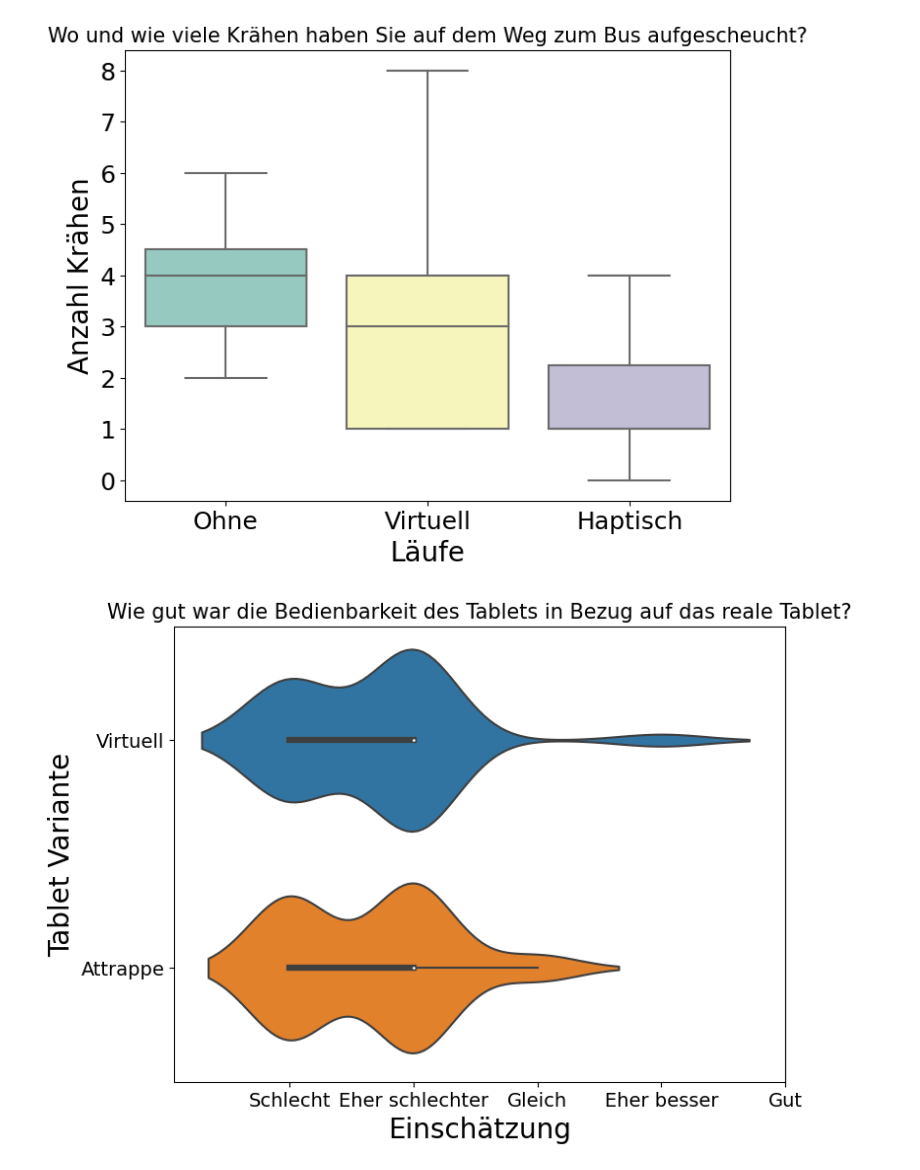
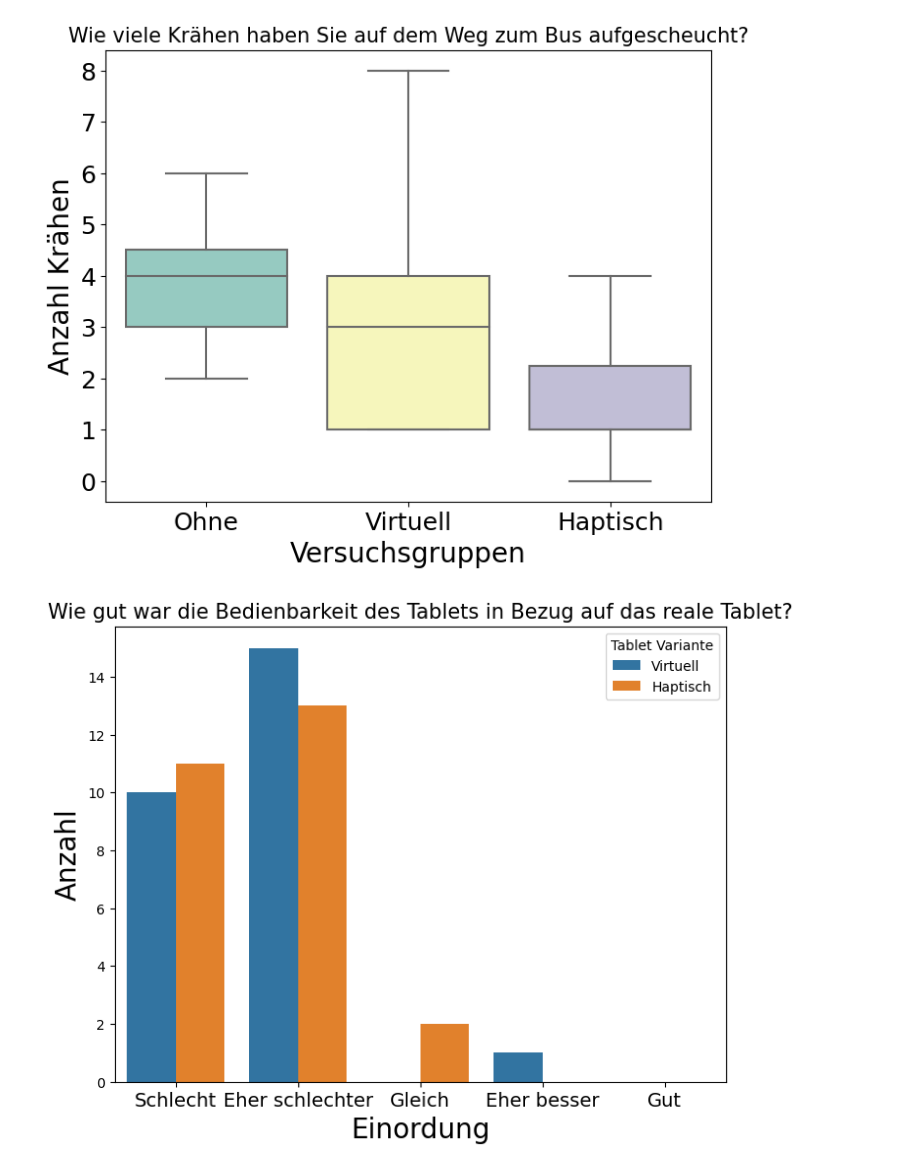
Before and after one commit to bkoern/Masterarbeit, a Jupyter notebook: Skripte/Kraehen.ipynb, the cells around one changed output. Drawn from its saved outputs; the diff is of its cells as text; code cells hidden in the pictures.

Commit message:
minor changes, like description of graphs

```diff
--- a/Skripte/Kraehen.ipynb
+++ b/Skripte/Kraehen.ipynb
@@ -1,25 +1,25 @@
 # %%
 import pandas as pd
 import matplotlib.pyplot as plt
 import seaborn as sns
 
 fontsizeHeader = 22
 fontsizeLabel = 20
 fontsize = 18
 
 df = pd.read_csv('../Versuchsdaten_roh/crows.csv', sep=',')
 
 plt.figure(figsize=(8, 6))
 sns.boxplot(x='Lauf', y='Anzahl_Kraehen', palette="Set3", data=df)
-plt.title('Wo und wie viele Krähen haben Sie auf dem Weg zum Bus aufgescheucht?', fontsize=15)
-plt.xlabel('Läufe', fontsize=fontsizeLabel)
+plt.title('Wie viele Krähen haben Sie auf dem Weg zum Bus aufgescheucht?', fontsize=15)
+plt.xlabel('Versuchsgruppen', fontsize=fontsizeLabel)
 plt.xticks([0, 1, 2], ['Ohne', 'Virtuell', 'Haptisch'],fontsize=fontsize)
 plt.yticks(fontsize=fontsize)
 plt.ylabel('Anzahl Krähen', fontsize=fontsizeLabel)
 plt.savefig('../Visualisierungen/crows.png',dpi = 300)
 plt.show()
 # %% [output]
-[figure, old version]
+[figure, new version]
 # %%
 import pandas as pd
 import matplotlib.pyplot as plt
@@ -31,17 +31,22 @@ fontsize = 18
 
 df = pd.read_csv('../Versuchsdaten_roh/usability.csv', sep=',')
 
+#print(df)
+
 plt.figure(figsize=(8, 6))
-sns.violinplot(data=df, x='number', y='Praeferenz', orient='h')
+#sns.violinplot(data=df, x='number', y='Praeferenz', orient='h')
+sns.countplot(data=df, x='number', hue='Tablet Variante')
+
 plt.title('Wie gut war die Bedienbarkeit des Tablets in Bezug auf das reale Tablet?', fontsize=15)
-plt.xlabel('Einschätzung',fontsize=fontsizeLabel)
-plt.xticks([1, 2, 3, 4, 5], ['Schlecht', 'Eher schlechter', 'Gleich', 'Eher besser', 'Gut'], fontsize=14)
-plt.yticks([0, 1], ['Virtuell', 'Attrappe'], fontsize=14)
-plt.ylabel('Tablet Variante',fontsize=fontsizeLabel)
+plt.xlabel('Einordung',fontsize=fontsizeLabel)
+plt.xticks([0, 1, 2, 3, 4], ['Schlecht', 'Eher schlechter', 'Gleich', 'Eher besser', 'Gut'], fontsize=14)
+#plt.yticks([0, 1], ['Virtuell', 'Attrappe'], fontsize=14)
+plt.ylabel('Anzahl',fontsize=fontsizeLabel)
+plt.xlim(-.5,4.5)
 plt.savefig('../Visualisierungen/bedienbarkeit.png',dpi = 300)
 plt.show()
 # %% [output]
-[figure, old version]
+[figure, new version]
 # %%
 import matplotlib.pyplot as plt
 import matplotlib as mpl
```
Also changed, not shown: parts of 1 cell of this notebook, 19 other files.
